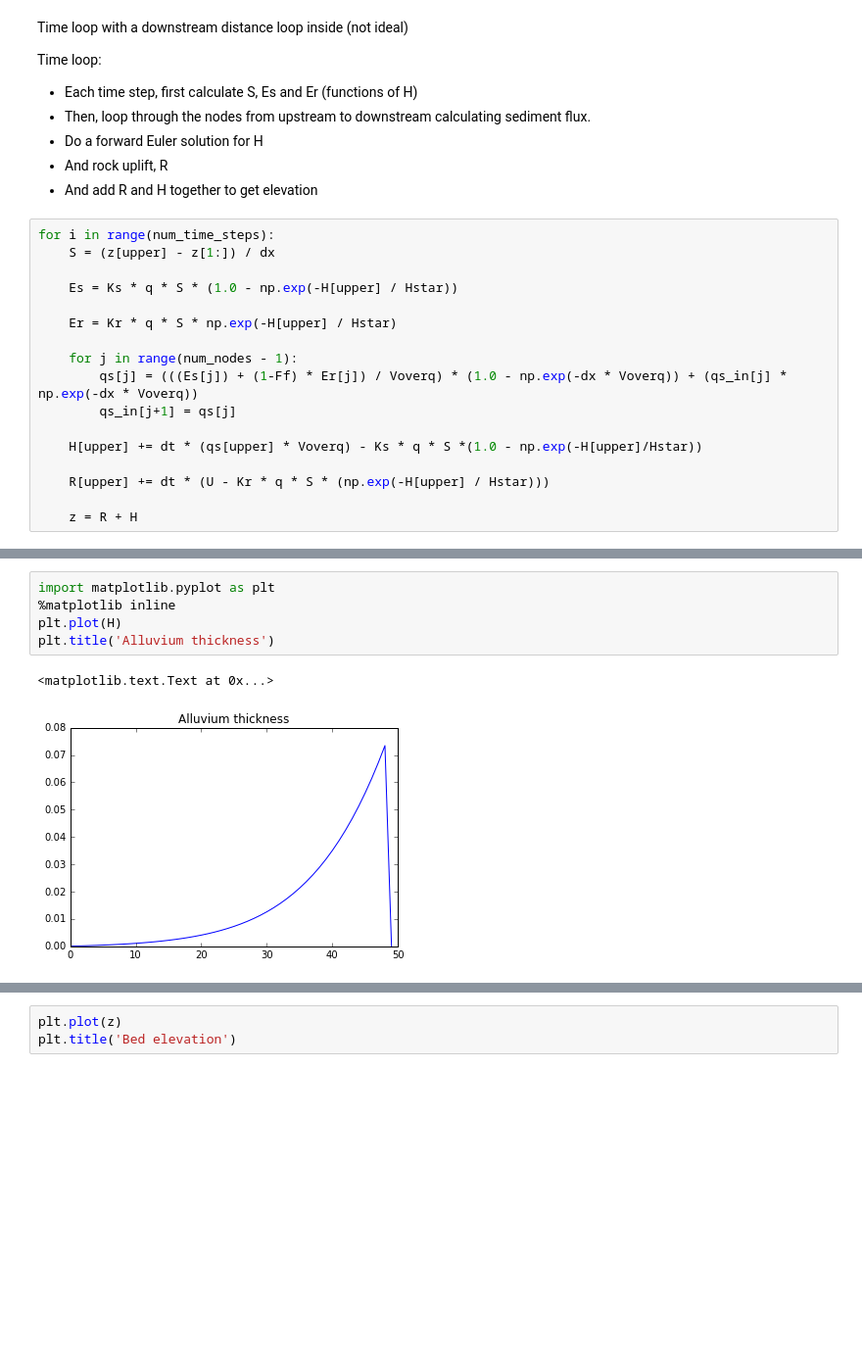
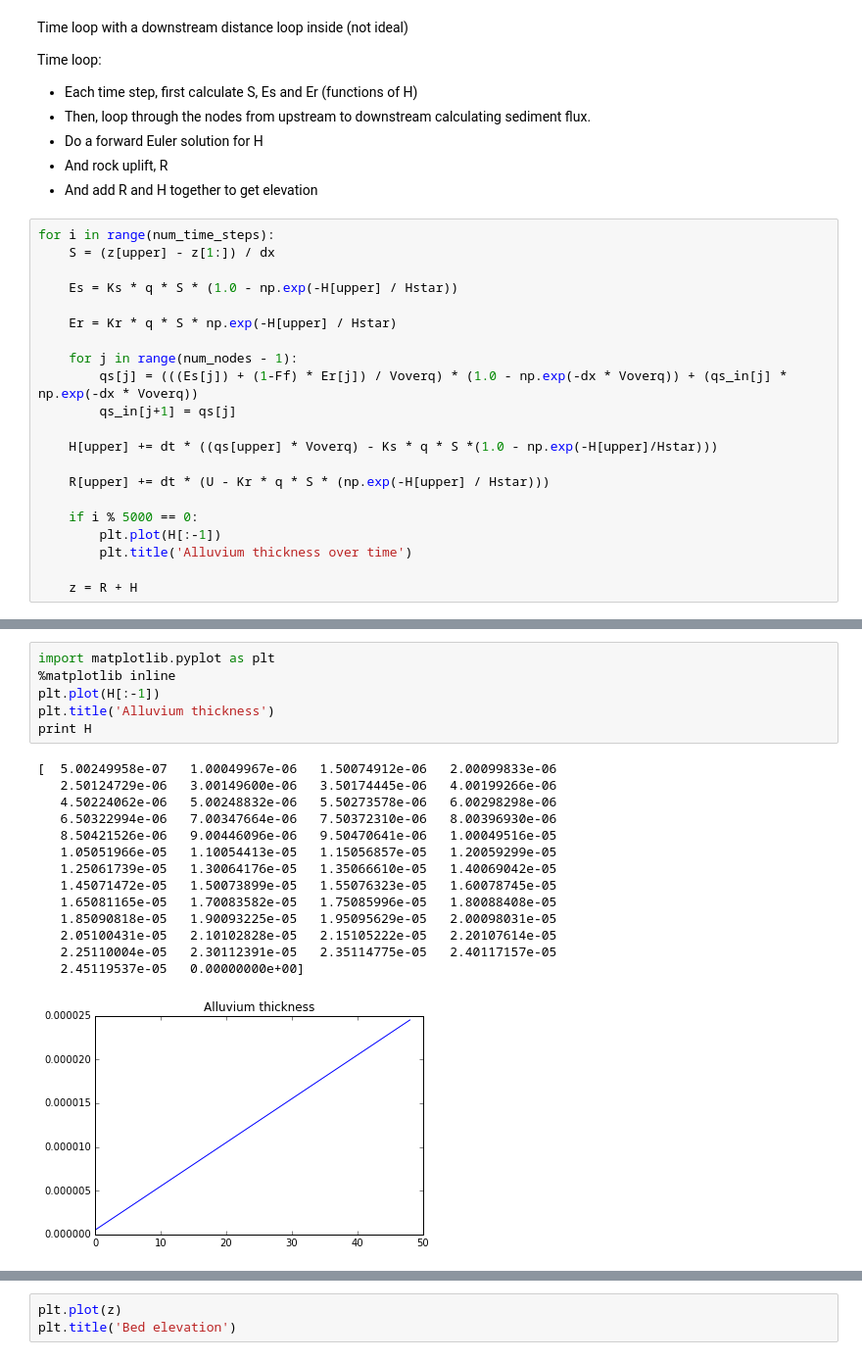
Before and after one commit to gregtucker/fluvial_erosion_theory, a Jupyter notebook: numerical_space_model_1d_timeloop.ipynb, the cells around one changed output, grey strips where cells are left out. Shown at 98% size. Cells and saved outputs as stored; diff of their text form; blank space fills up the shorter version.

```diff
--- a/numerical_space_model_1d_timeloop.ipynb
+++ b/numerical_space_model_1d_timeloop.ipynb
@@ -76,8 +86,12 @@ for i in range(num_time_steps):
         qs[j] = (((Es[j]) + (1-Ff) * Er[j]) / Voverq) * (1.0 - np.exp(-dx * Voverq)) + (qs_in[j] * np.exp(-dx * Voverq))
         qs_in[j+1] = qs[j]
 
-    H[upper] += dt * (qs[upper] * Voverq) - Ks * q * S *(1.0 - np.exp(-H[upper]/Hstar))
+    H[upper] += dt * ((qs[upper] * Voverq) - Ks * q * S *(1.0 - np.exp(-H[upper]/Hstar)))
 
     R[upper] += dt * (U - Kr * q * S * (np.exp(-H[upper] / Hstar)))
 
+    if i % 5000 == 0:
+        plt.plot(H[:-1])
+        plt.title('Alluvium thickness over time')
+
     z = R + H
@@ -84,11 +100,24 @@ for i in range(num_time_steps):
 # %%
 import matplotlib.pyplot as plt
 %matplotlib inline
-plt.plot(H)
+plt.plot(H[:-1])
 plt.title('Alluvium thickness')
+print H
 # %% [output]
-<matplotlib.text.Text at 0x...>
+[  5.00249958e-07   1.00049967e-06   1.50074912e-06   2.00099833e-06
+   2.50124729e-06   3.00149600e-06   3.50174445e-06   4.00199266e-06
+   4.50224062e-06   5.00248832e-06   5.50273578e-06   6.00298298e-06
+   6.50322994e-06   7.00347664e-06   7.50372310e-06   8.00396930e-06
+   8.50421526e-06   9.00446096e-06   9.50470641e-06   1.00049516e-05
+   1.05051966e-05   1.10054413e-05   1.15056857e-05   1.20059299e-05
+   1.25061739e-05   1.30064176e-05   1.35066610e-05   1.40069042e-05
+   1.45071472e-05   1.50073899e-05   1.55076323e-05   1.60078745e-05
+   1.65081165e-05   1.70083582e-05   1.75085996e-05   1.80088408e-05
+   1.85090818e-05   1.90093225e-05   1.95095629e-05   2.00098031e-05
+   2.05100431e-05   2.10102828e-05   2.15105222e-05   2.20107614e-05
+   2.25110004e-05   2.30112391e-05   2.35114775e-05   2.40117157e-05
+   2.45119537e-05   0.00000000e+00]
-[figure, old version]
+[figure, new version]
 # %%
 plt.plot(z)
 plt.title('Bed elevation')
```
Also changed, not shown: parts of 14 cells of this notebook, 1 other file.
